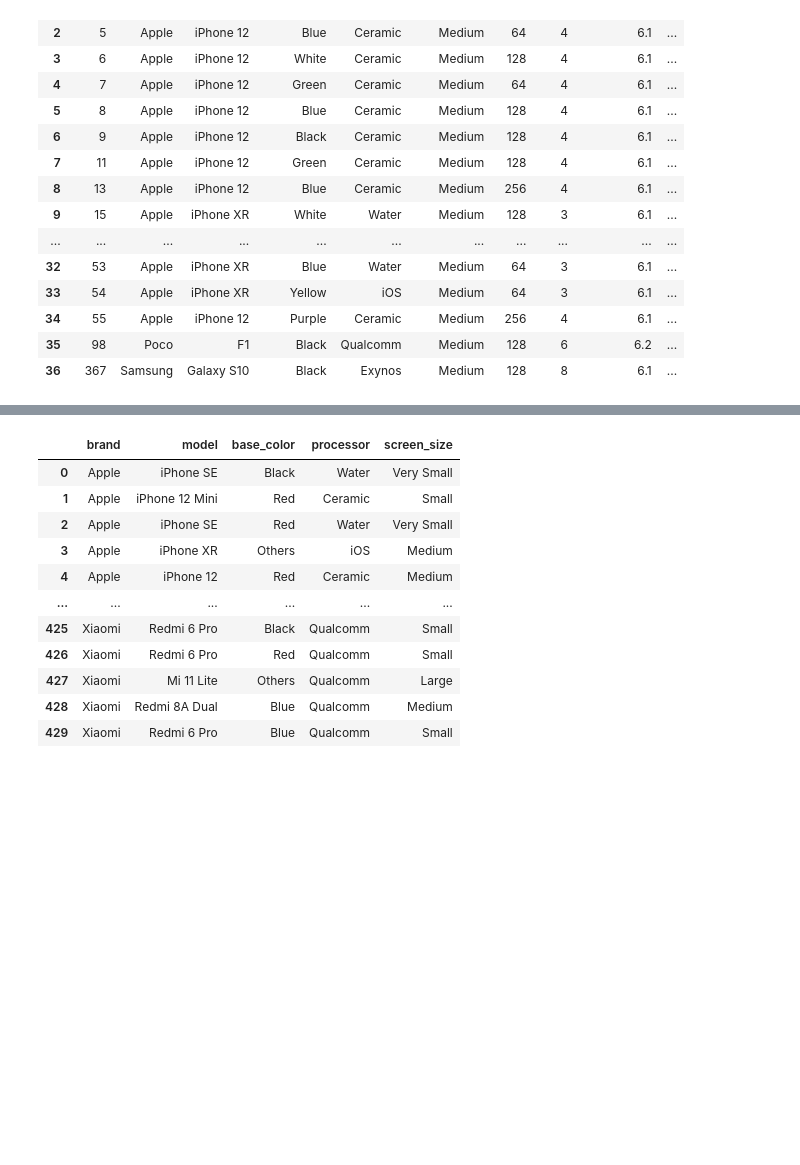
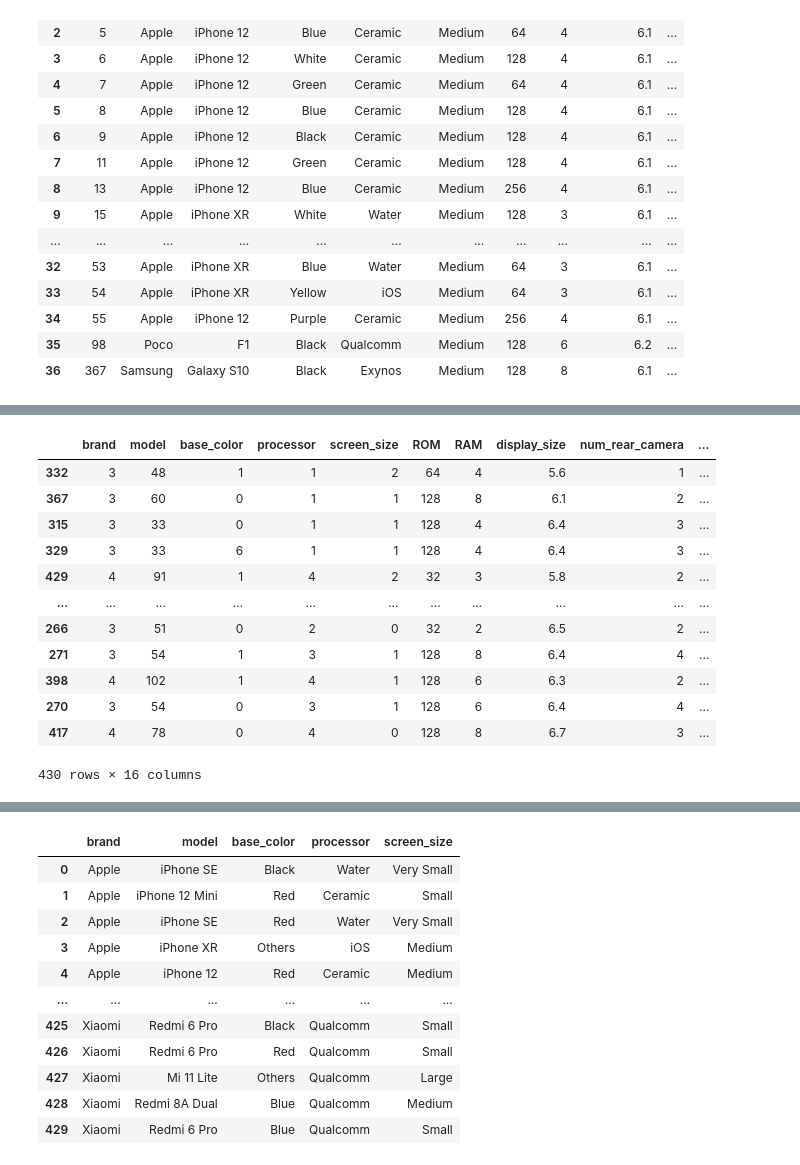
Before and after one commit to UthraCG/BizCardX-Extracting-Business-Card-Data-with-OCR, a Jupyter notebook: mobile_sales.ipynb, the cells around one changed output, grey strips where cells are left out. Saved outputs shown, nothing was run; the diff lists cells and outputs as text; code cells hidden in the pictures; blank space fills up the shorter version.

```diff
--- a/mobile_sales.ipynb
+++ b/mobile_sales.ipynb
@@ -291,5 +291,21 @@ df['sales_price'].value_counts()
 141 rows × 1 columns
 dtype: int64
+# %%
+df.sort_values('discount_percent',ascending=False)
+# %% [output]
+|  | brand | model | base_color | processor | screen_size | ROM | RAM | display_size | num_rear_camera | ... |
+| 332 | 3 | 48 | 1 | 1 | 2 | 64 | 4 | 5.6 | 1 | ... |
+| 367 | 3 | 60 | 0 | 1 | 1 | 128 | 8 | 6.1 | 2 | ... |
+| 315 | 3 | 33 | 0 | 1 | 1 | 128 | 4 | 6.4 | 3 | ... |
+| 329 | 3 | 33 | 6 | 1 | 1 | 128 | 4 | 6.4 | 3 | ... |
+| 429 | 4 | 91 | 1 | 4 | 2 | 32 | 3 | 5.8 | 2 | ... |
+| ... | ... | ... | ... | ... | ... | ... | ... | ... | ... | ... |
+| 266 | 3 | 51 | 0 | 2 | 0 | 32 | 2 | 6.5 | 2 | ... |
+| 271 | 3 | 54 | 1 | 3 | 1 | 128 | 8 | 6.4 | 4 | ... |
+| 398 | 4 | 102 | 1 | 4 | 1 | 128 | 6 | 6.3 | 2 | ... |
+| 270 | 3 | 54 | 0 | 3 | 1 | 128 | 6 | 6.4 | 4 | ... |
+| 417 | 4 | 78 | 0 | 4 | 0 | 128 | 8 | 6.7 | 3 | ... |
+430 rows × 16 columns
 # %%
 import plotly.express as px
 fig=px.scatter(df,x='sales_price',y='ratings',color='sales_price',hover_name='brand')
```
Also changed, not shown: parts of 4 cells of this notebook.
